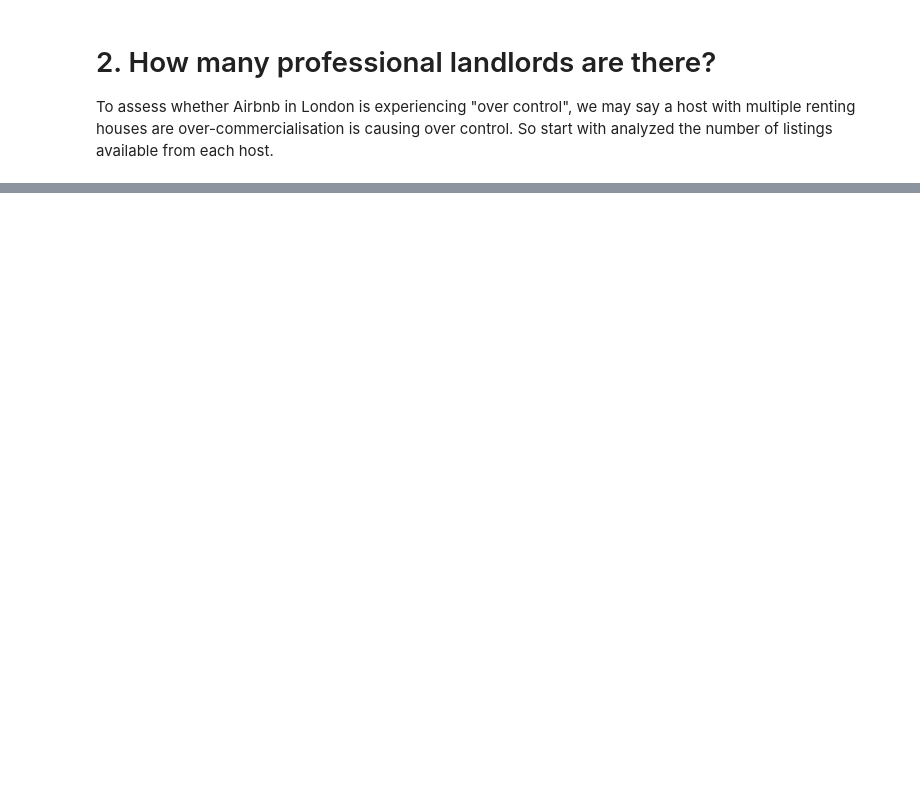
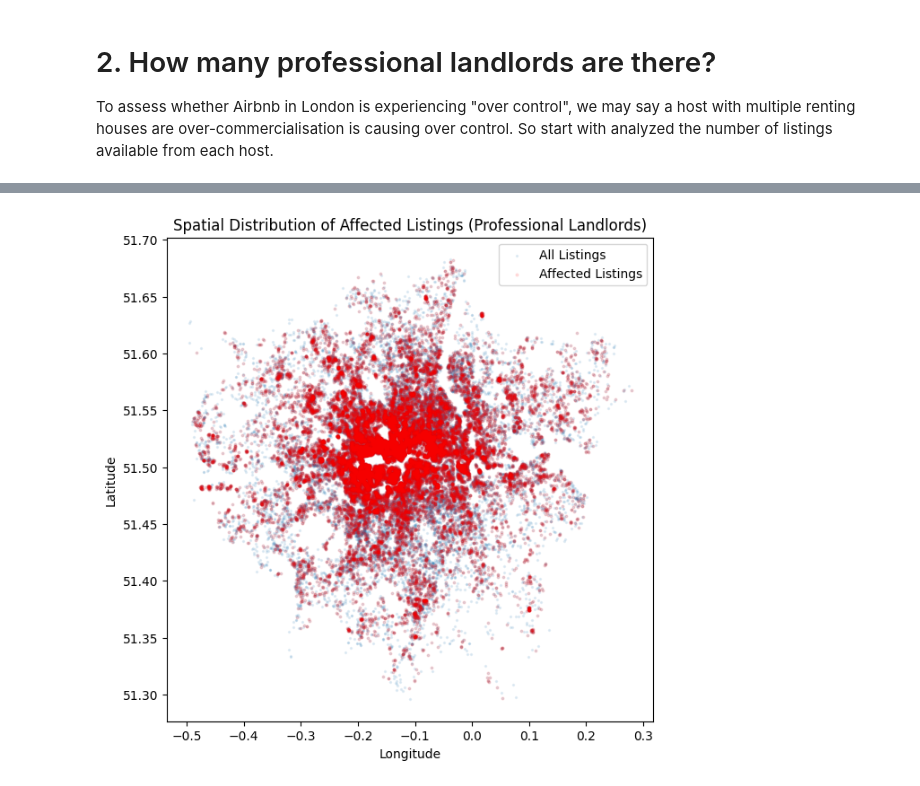
Before and after one commit to Levine-l/fsds-group, a Jupyter notebook: Group_project.ipynb, the cells around one changed output, grey strips where cells are left out. Cells and saved outputs as stored; diff of their text form; code cells hidden in the pictures; blank space fills up the shorter version.

```diff
--- a/Group_project.ipynb
+++ b/Group_project.ipynb
@@ -779,10 +813,12 @@ as_markdown("3.2","Display the location of professional landlord listings on a m
 # %%
 plt.figure(figsize=(7,7))
 plt.scatter(df['longitude'], df['latitude'], s=2, alpha=0.1, label='All Listings')
-plt.scatter(affected_properties['longitude'], affected_properties['latitude'], s=4, color='red', alpha=0.5, label='Affected Listings')
+plt.scatter(affected_properties['longitude'], affected_properties['latitude'], s=4, color='red', alpha=0.1, label='Affected Listings')
 
 plt.legend()
 plt.title('Spatial Distribution of Affected Listings (Professional Landlords)')
 plt.xlabel('Longitude')
 plt.ylabel('Latitude')
 plt.show()
+# %% [output]
+[figure, added]
```
Also changed, not shown: parts of 22 cells of this notebook.
